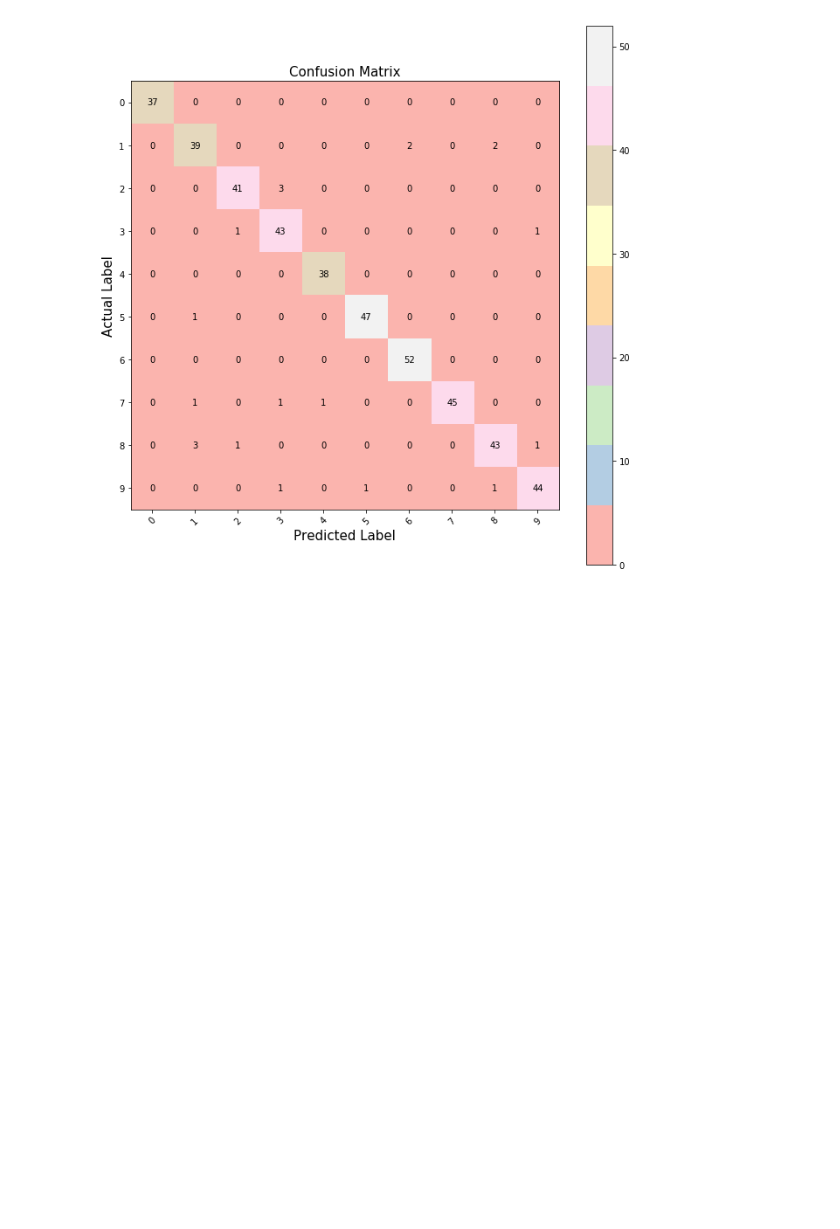
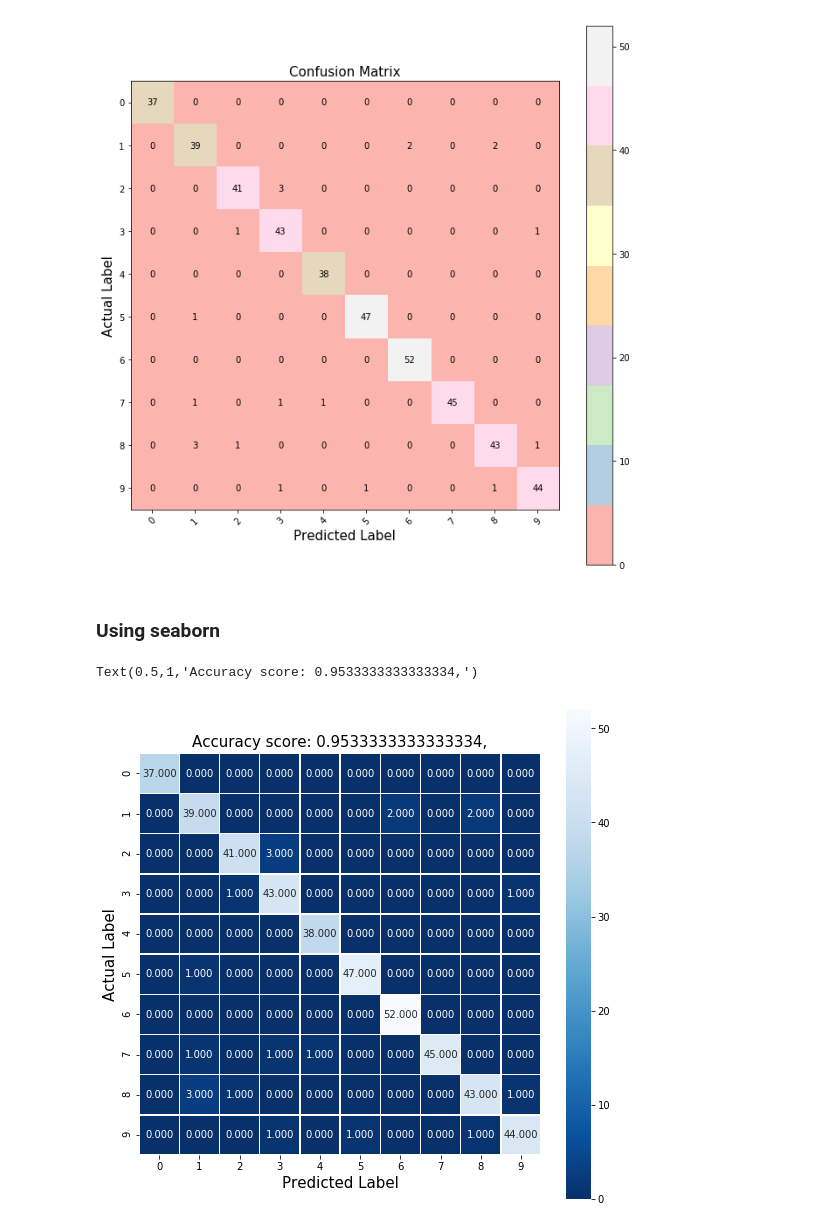
Before and after one commit to prakritibanik/machinelearning, a Jupyter notebook: LogisticRegression.ipynb, the cells around one changed output. Saved outputs shown, nothing was run; the diff lists cells and outputs as text; code cells hidden in the pictures; blank space fills up the shorter version.

Commit message:
seaborn confusion matrix added

```diff
--- a/LogisticRegression.ipynb
+++ b/LogisticRegression.ipynb
@@ -110,3 +110,17 @@ Confusion Matrix
  [ 0  0  0  1  0  1  0  0  1 44]]
 <Figure size 432x288 with 0 Axes>
 [figure]
+# %% [markdown]
+### Using seaborn
+# %%
+# !conda install seaborn -y
+
+plt.figure(figsize = (9,9))
+sns.heatmap(confusion, annot=True, fmt=".3f", linewidth=.5, square=True, cmap= 'Blues_r');
+plt.ylabel('Actual Label', size=15)
+plt.xlabel('Predicted Label', size=15)
+all_sample_title = 'Accuracy score: {0},'.format(score)
+plt.title(all_sample_title, size=15)
+# %% [output]
+Text(0.5,1,'Accuracy score: 0.9533333333333334,')
+[figure, added]
```
Also changed, not shown: parts of 3 cells of this notebook, 1 other file.
